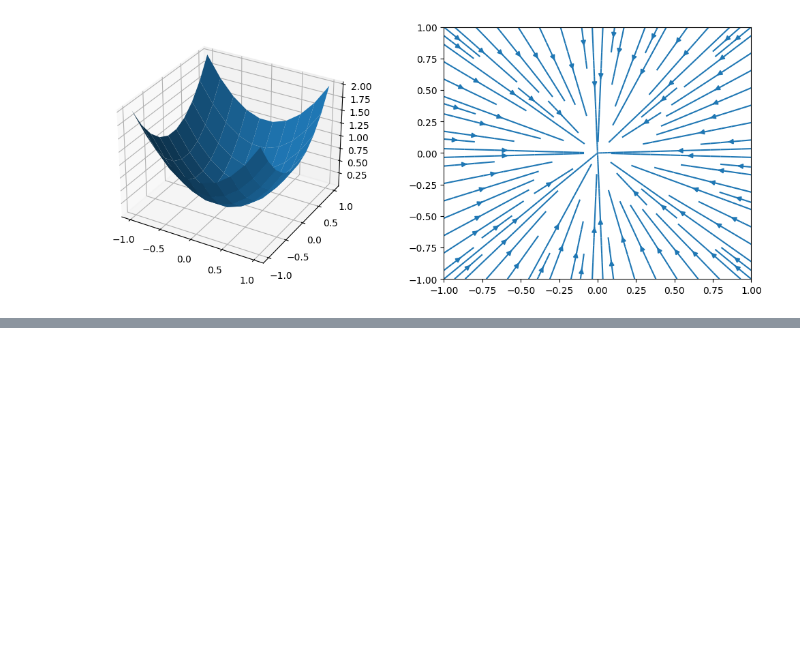
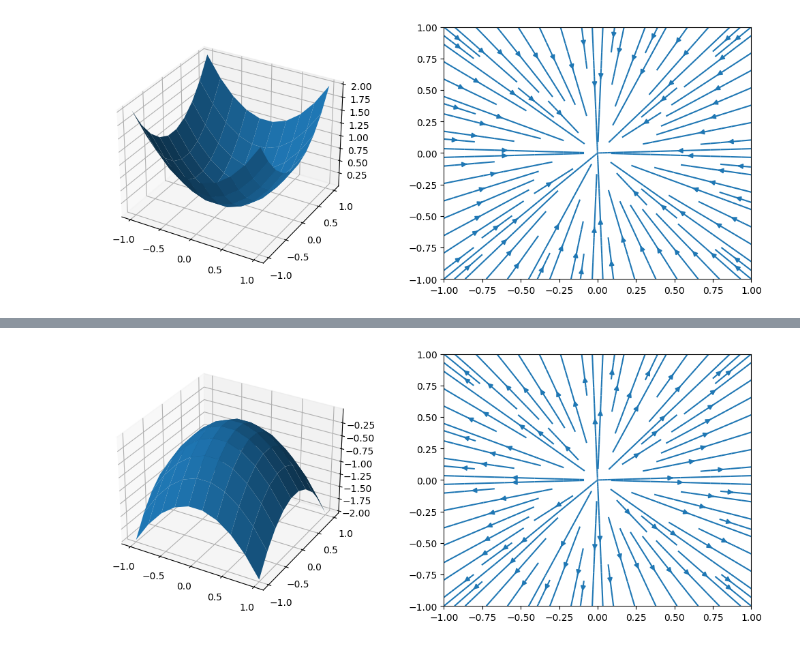
Before and after one commit to shahuiz/MH3520_Homework, a Jupyter notebook: 03_problemset.ipynb, the cells around one changed output, grey strips where cells are left out. Saved outputs shown, nothing was run; the diff lists cells and outputs as text; code cells hidden in the pictures; blank space fills up the shorter version.

```diff
--- a/03_problemset.ipynb
+++ b/03_problemset.ipynb
@@ -54,0 +83,5 @@ plot_gradient_flow(C)
+# %%
+J = np.array([[-1, 0], [0, -1]])
+plot_gradient_flow(J)
+# %% [output]
+[figure, added]
```
Also changed, not shown: parts of 14 cells of this notebook.
